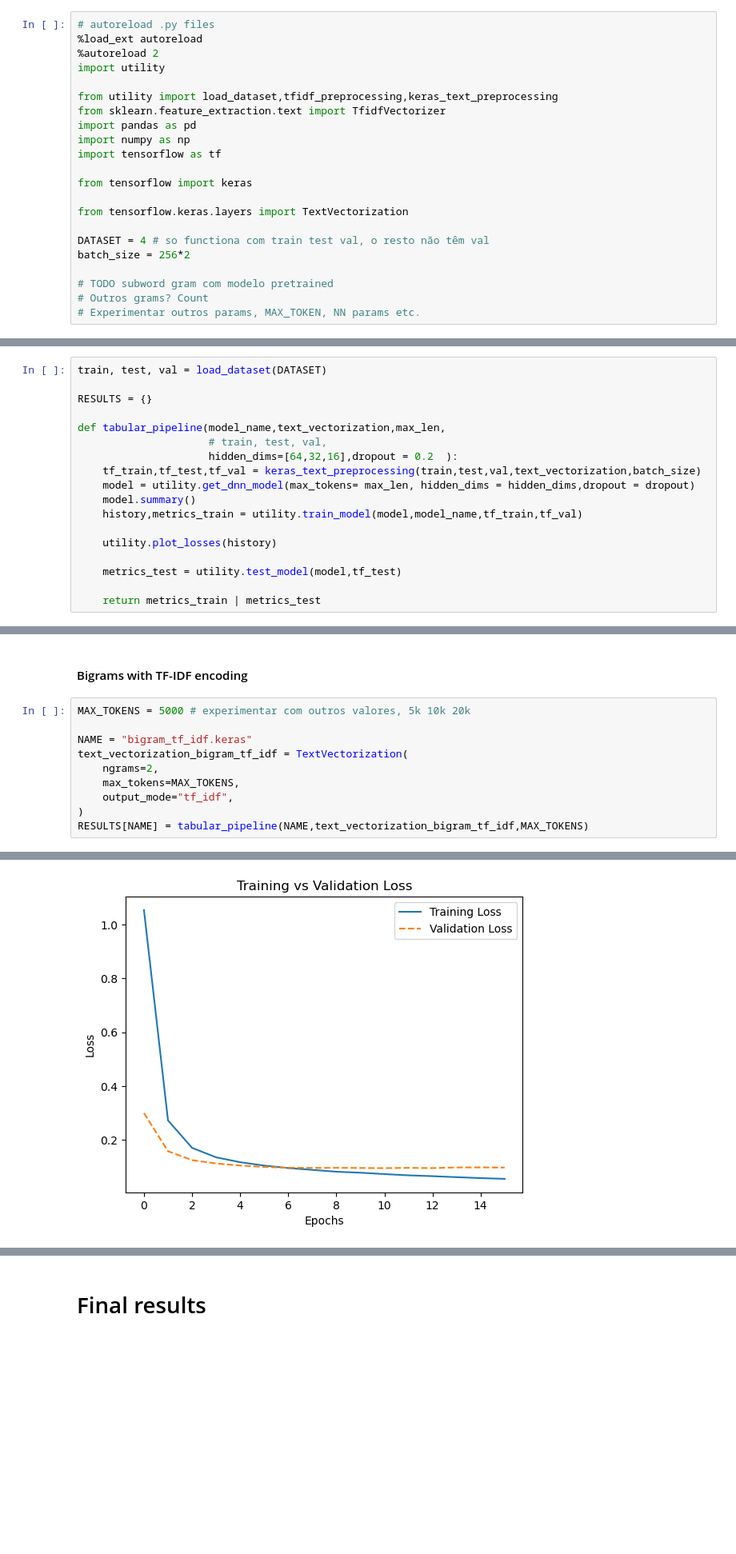
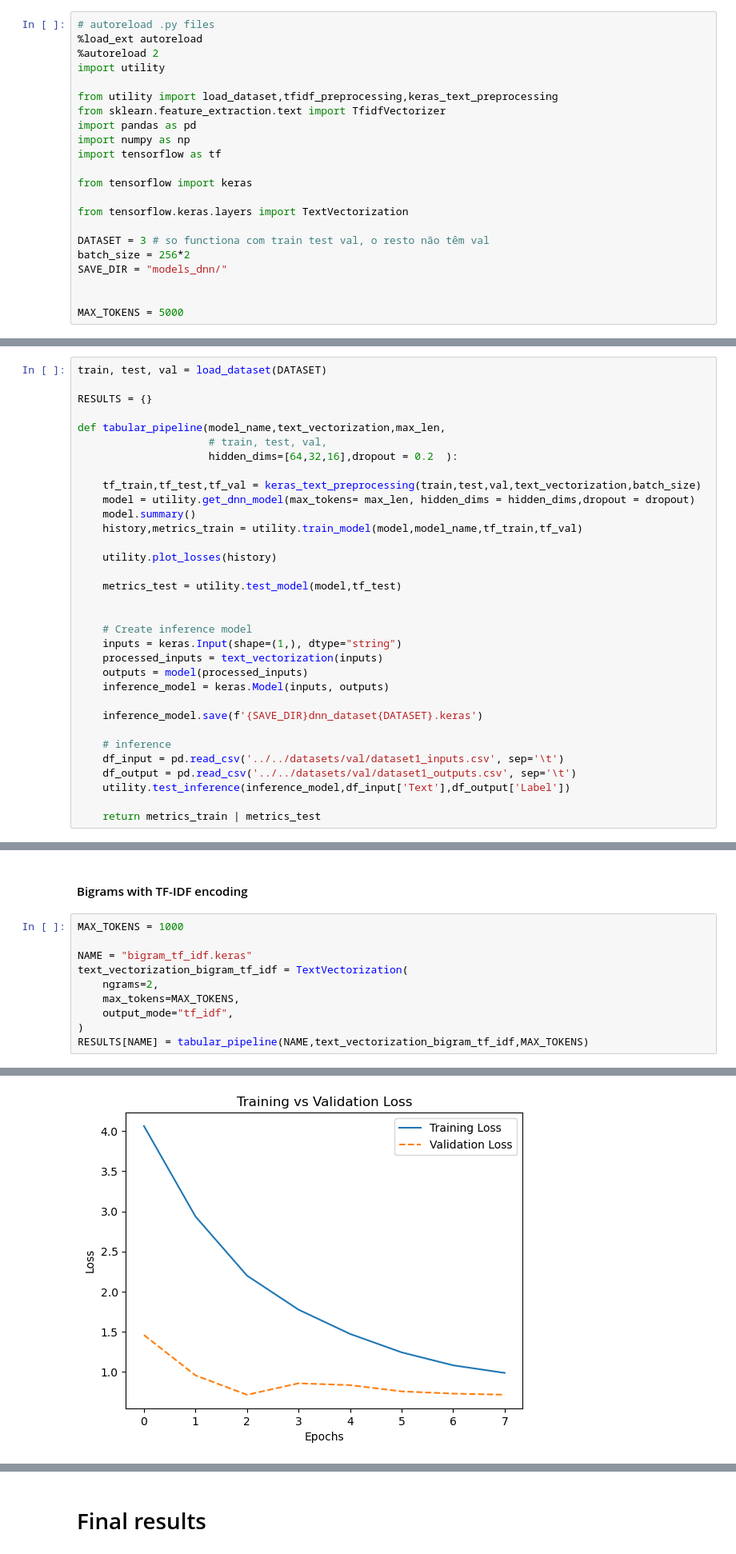
Before and after one commit to brandao34/Grupo_08_AP, a Jupyter notebook: treinar_modelos/treinar_keras/train_dnn_tabular.ipynb, the cells around one changed output, grey strips where cells are left out. Shown at 80% size. Drawn from its saved outputs; the diff is of its cells as text; blank space fills up the shorter version.

Commit message:
Updated keras dnn approach. Added inference code, experimented more parameters, added conclusions in notebook.

```diff
--- a/treinar_modelos/treinar_keras/train_dnn_tabular.ipynb
+++ b/treinar_modelos/treinar_keras/train_dnn_tabular.ipynb
@@ -14,12 +14,12 @@ from tensorflow import keras
 
 from tensorflow.keras.layers import TextVectorization
 
-DATASET = 4 # so functiona com train test val, o resto não têm val
+DATASET = 3 # so functiona com train test val, o resto não têm val
 batch_size = 256*2
+SAVE_DIR = "models_dnn/"
 
-# TODO subword gram com modelo pretrained
-# Outros grams? Count
-# Experimentar outros params, MAX_TOKEN, NN params etc.
+
+MAX_TOKENS = 5000
 # %% [output]
 The autoreload extension is already loaded. To reload it, use:
   %reload_ext autoreload
@@ -31,6 +31,7 @@ RESULTS = {}
 def tabular_pipeline(model_name,text_vectorization,max_len,
                      # train, test, val,
                      hidden_dims=[64,32,16],dropout = 0.2  ):
+
     tf_train,tf_test,tf_val = keras_text_preprocessing(train,test,val,text_vectorization,batch_size)
     model = utility.get_dnn_model(max_tokens= max_len, hidden_dims = hidden_dims,dropout = dropout)
     model.summary()
@@ -40,6 +41,20 @@ def tabular_pipeline(model_name,text_vectorization,max_len,
 
     metrics_test = utility.test_model(model,tf_test)
 
+
+    # Create inference model
+    inputs = keras.Input(shape=(1,), dtype="string")
+    processed_inputs = text_vectorization(inputs)
+    outputs = model(processed_inputs)
+    inference_model = keras.Model(inputs, outputs)
+
+    inference_model.save(f'{SAVE_DIR}dnn_dataset{DATASET}.keras')
+
+    # inference
+    df_input = pd.read_csv('../../datasets/val/dataset1_inputs.csv', sep='\t')
+    df_output = pd.read_csv('../../datasets/val/dataset1_outputs.csv', sep='\t')
+    utility.test_inference(inference_model,df_input['Text'],df_output['Label'])
+
     return metrics_train | metrics_test
 # %% [markdown]
 ## Bag of words
@@ -192,7 +212,7 @@ weighted avg       0.96      0.96      0.96     45000
 # %% [markdown]
 #### Bigrams with TF-IDF encoding
 # %%
-MAX_TOKENS = 5000 # experimentar com outros valores, 5k 10k 20k
+MAX_TOKENS = 1000
 
 NAME = "bigram_tf_idf.keras"
 text_vectorization_bigram_tf_idf = TextVectorization(
@@ -250 +269 @@ Epoch 16/5000
-[figure, old version]
+[figure, new version]
```
Also changed, not shown: parts of 7 cells of this notebook.
